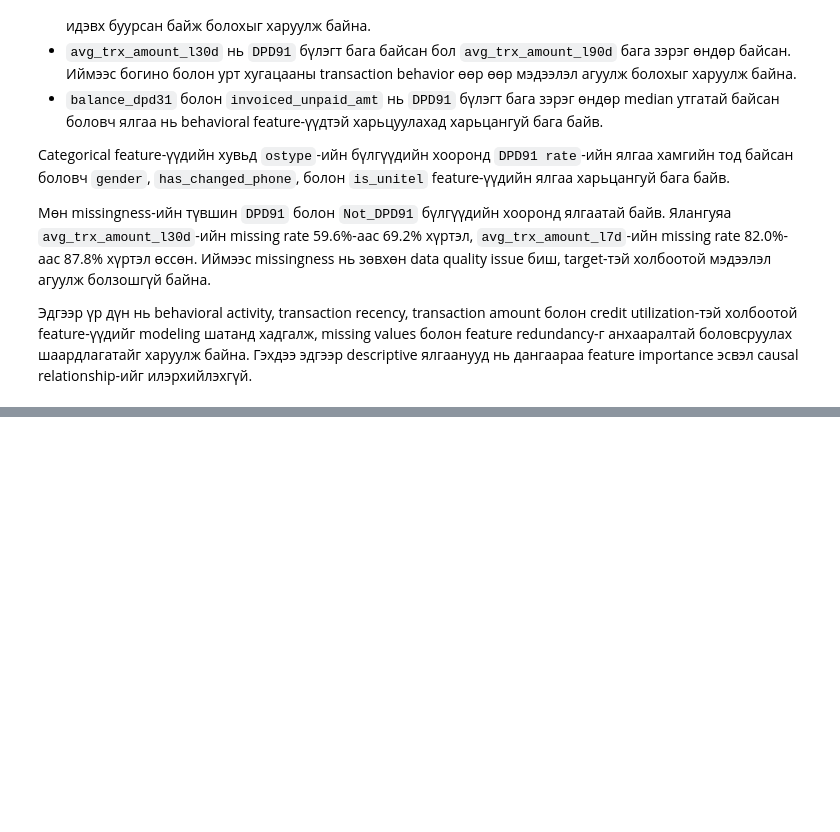
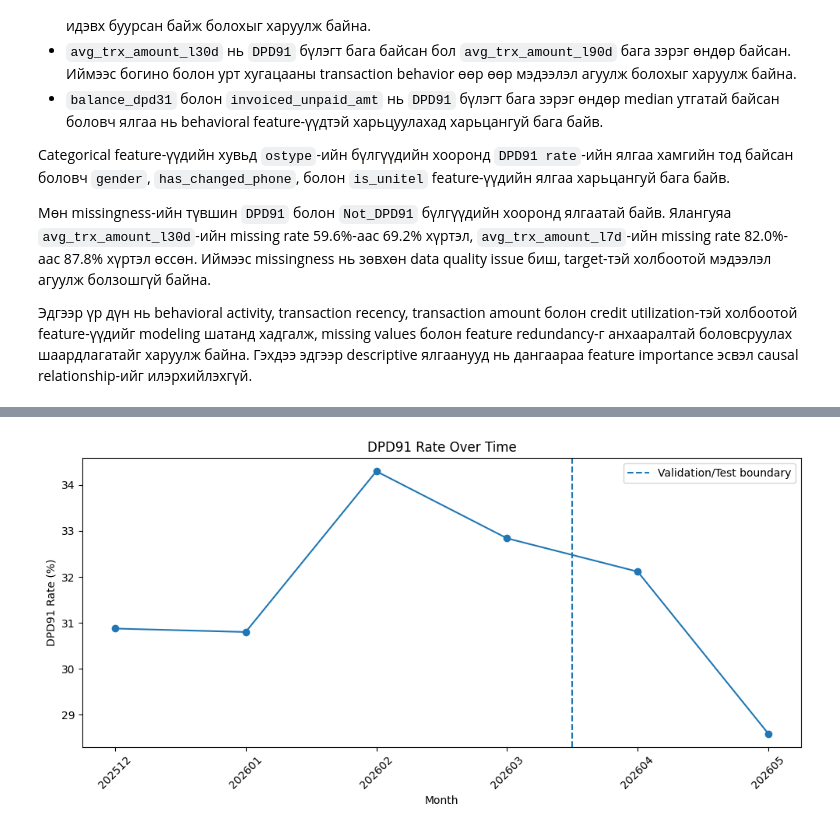
Before and after one commit to Khishigjargal42/toki_ds_task, a Jupyter notebook: notebooks/01_Toki_DPD91_Model.ipynb, the cells around one changed output, grey strips where cells are left out. Saved outputs shown, nothing was run; the diff lists cells and outputs as text; code cells hidden in the pictures; blank space fills up the shorter version.

```diff
--- a/notebooks/01_Toki_DPD91_Model.ipynb
+++ b/notebooks/01_Toki_DPD91_Model.ipynb
@@ -1835,0 +1949,28 @@ Categorical feature-үүдийн хувьд `ostype`-ийн бүлгүүдийн
+# %%
+import matplotlib.pyplot as plt
+
+plot_data = month_summary.copy()
+
+plt.figure(figsize=(10, 5))
+
+plt.plot(
+    plot_data["created_month"].astype(str),
+    plot_data["dpd91_rate"],
+    marker="o"
+)
+
+plt.axvline(
+    x=3.5,
+    linestyle="--",
+    label="Validation/Test boundary"
+)
+
+plt.xlabel("Month")
+plt.ylabel("DPD91 Rate (%)")
+plt.title("DPD91 Rate Over Time")
+plt.legend()
+plt.xticks(rotation=45)
+plt.tight_layout()
+plt.show()
+# %% [output]
+[figure, added]
```
Also changed, not shown: parts of 30 cells of this notebook.
